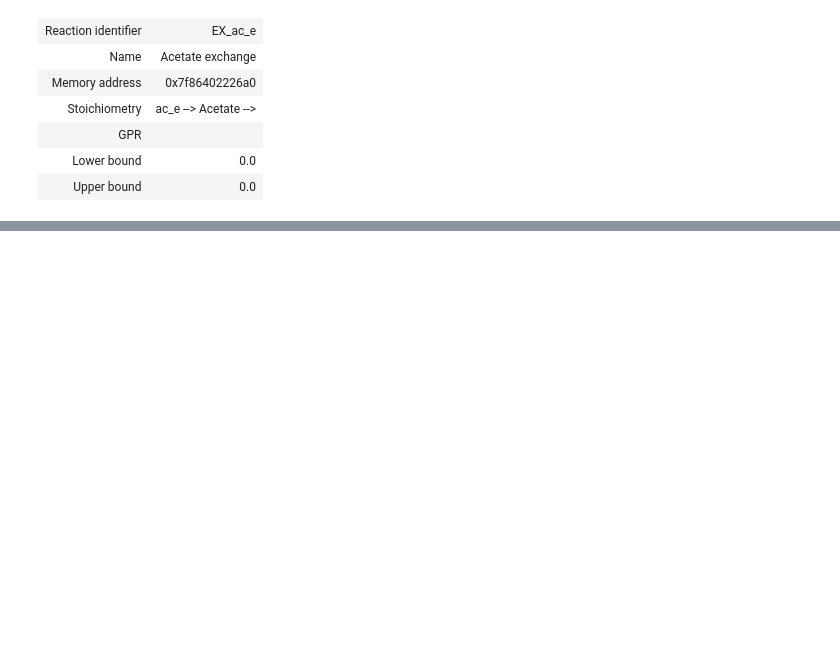
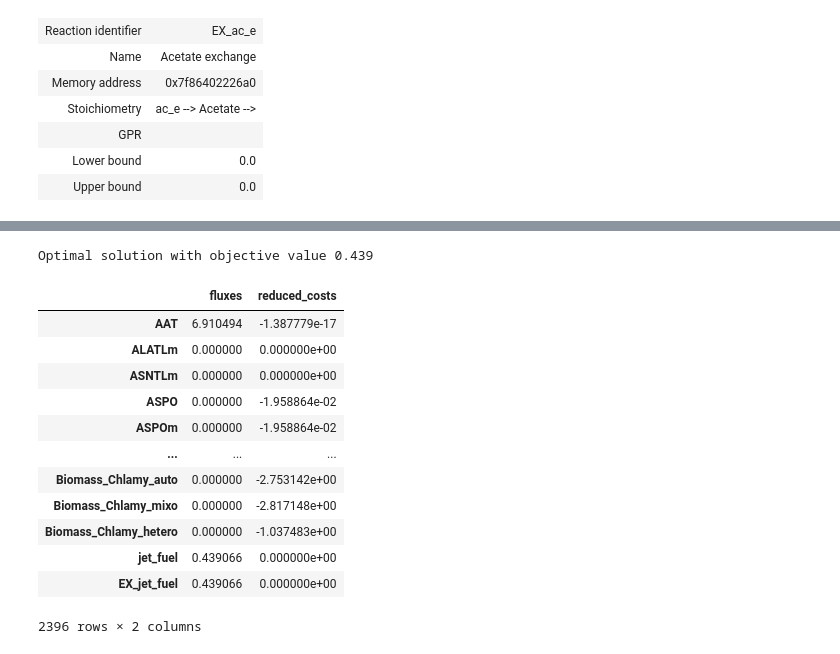
Before and after one commit to 27410/27410-group-assigment-group_7_fuelimycins_in_c_reinhardtii, a Jupyter notebook: project_NB.ipynb, the cells around one changed output, grey strips where cells are left out. Saved outputs shown, nothing was run; the diff lists cells and outputs as text; code cells hidden in the pictures; blank space fills up the shorter version.

```diff
--- a/project_NB.ipynb
+++ b/project_NB.ipynb
@@ -215,0 +247,7 @@ Optimal solution with objective value 0.000
+# %%
+# Change medium composition (acetate)
+
+medium = model.medium
+medium['EX_photonVis_e'] = 0
+model.medium = medium
+model.medium
@@ -215,0 +265,20 @@ Optimal solution with objective value 0.000
+# %%
+# Simulate the model
+
+solution = model.optimize()
+solution
+# %% [output]
+Optimal solution with objective value 0.439
+|  | fluxes | reduced_costs |
+| AAT | 6.910494 | -1.387779e-17 |
+| ALATLm | 0.000000 | 0.000000e+00 |
+| ASNTLm | 0.000000 | 0.000000e+00 |
+| ASPO | 0.000000 | -1.958864e-02 |
+| ASPOm | 0.000000 | -1.958864e-02 |
+| ... | ... | ... |
+| Biomass_Chlamy_auto | 0.000000 | -2.753142e+00 |
+| Biomass_Chlamy_mixo | 0.000000 | -2.817148e+00 |
+| Biomass_Chlamy_hetero | 0.000000 | -1.037483e+00 |
+| jet_fuel | 0.439066 | 0.000000e+00 |
+| EX_jet_fuel | 0.439066 | 0.000000e+00 |
+2396 rows × 2 columns
```
Also changed, not shown: parts of 18 cells of this notebook.
